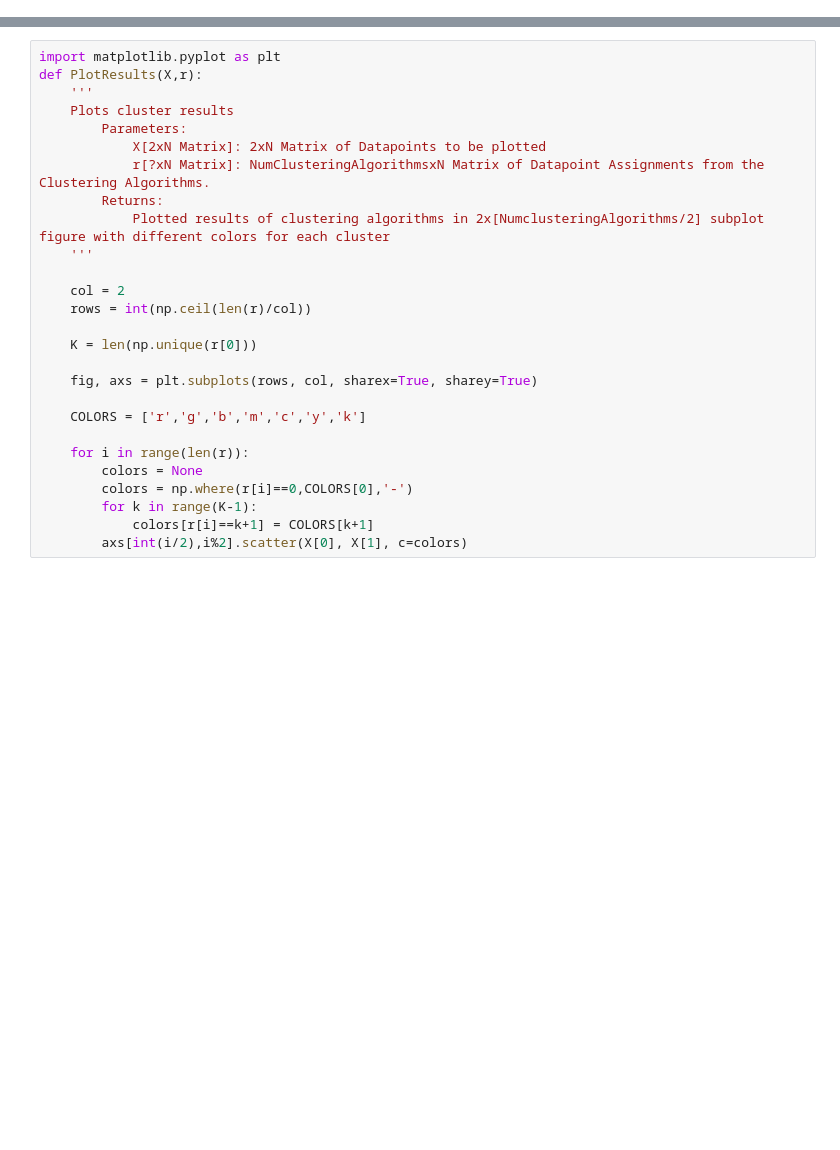
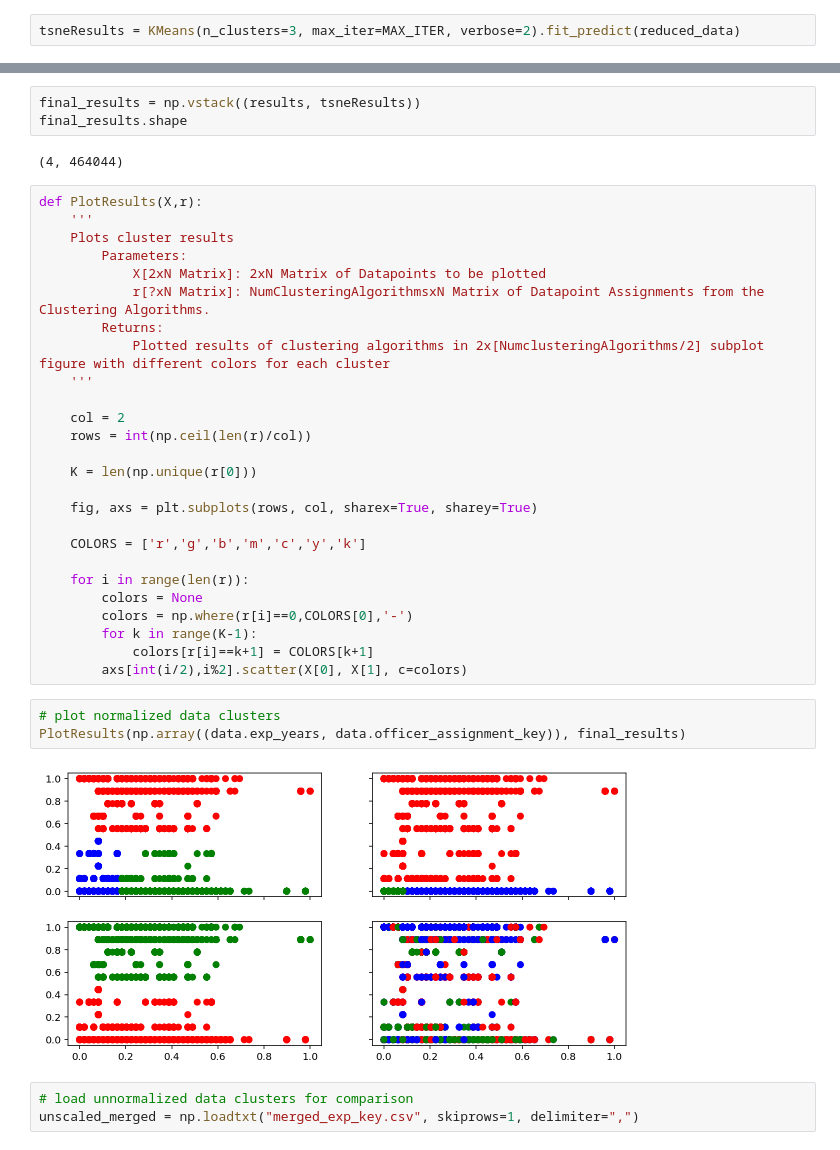
Before and after one commit to bao153/118b-twenty, a Jupyter notebook: AssignmentTest.ipynb, the cells around one changed output, grey strips where cells are left out. Saved outputs shown, nothing was run; the diff lists cells and outputs as text; blank space fills up the shorter version.

```diff
--- a/AssignmentTest.ipynb
+++ b/AssignmentTest.ipynb
@@ -11,0 +94,2 @@ Fitting Birch
+# %%
+tsneResults = KMeans(n_clusters=3, max_iter=MAX_ITER, verbose=2).fit_predict(reduced_data)
@@ -12,5 +114,9 @@ Fitting Birch
+# %%
+final_results = np.vstack((results, tsneResults))
+final_results.shape
+# %% [output]
+(4, 464044)
 # %%
-import matplotlib.pyplot as plt
 def PlotResults(X,r):
     '''
     Plots cluster results
@@ -36,4 +142,12 @@ def PlotResults(X,r):
         for k in range(K-1):
             colors[r[i]==k+1] = COLORS[k+1]
         axs[int(i/2),i%2].scatter(X[0], X[1], c=colors)
+# %%
+# plot normalized data clusters
+PlotResults(np.array((data.exp_years, data.officer_assignment_key)), final_results)
+# %% [output]
+[figure, added]
+# %%
+# load unnormalized data clusters for comparison
+unscaled_merged = np.loadtxt("merged_exp_key.csv", skiprows=1, delimiter=",")
 # %%
```
Also changed, not shown: parts of 12 cells of this notebook, 9 other files.
